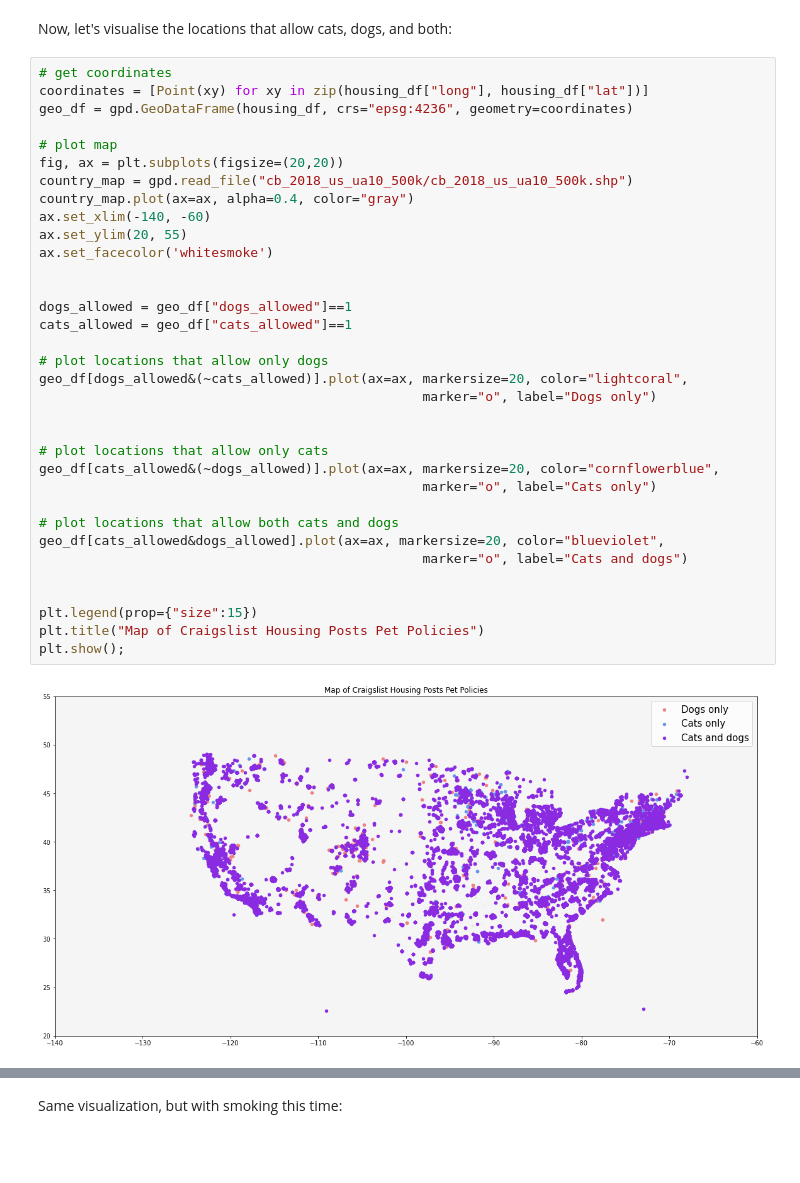
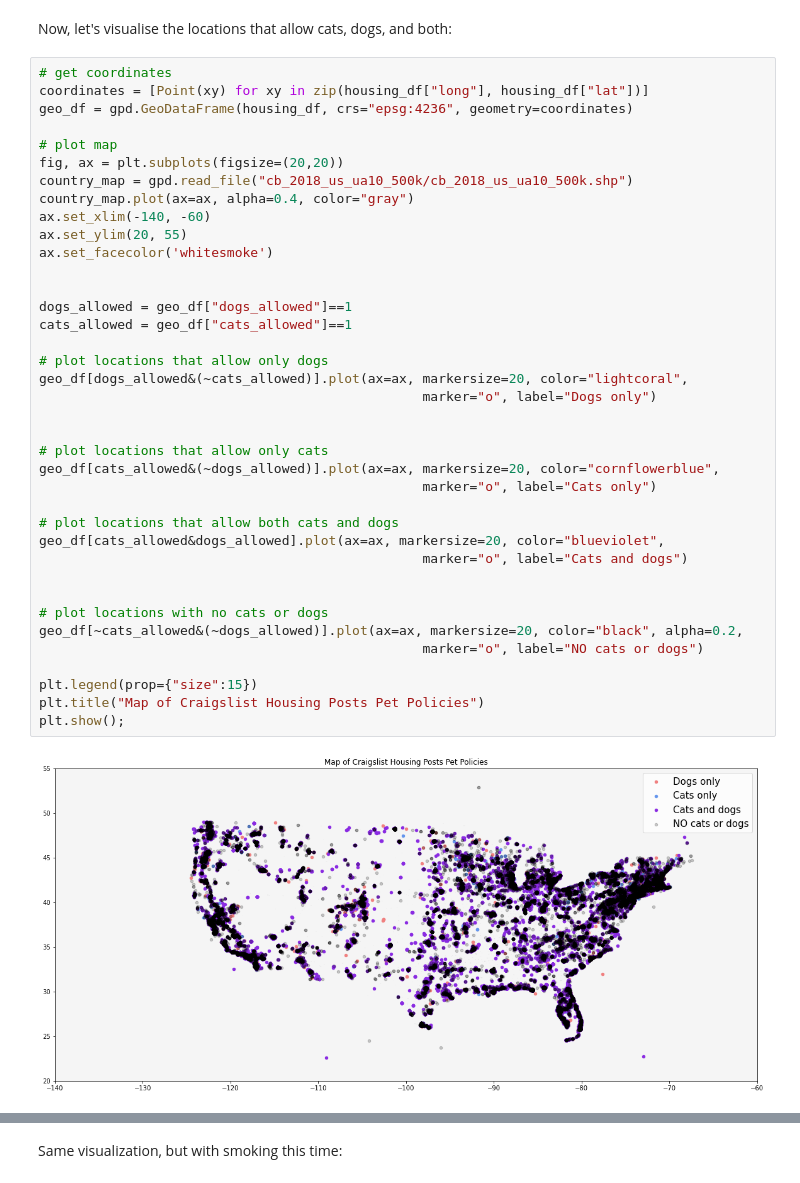
Before and after one commit to bmensah/springboard, a Jupyter notebook: DataStorytelling/data_storytelling.ipynb, the cells around one changed output, grey strips where cells are left out. Drawn from its saved outputs; the diff is of its cells as text; blank space fills up the shorter version.

```diff
--- a/DataStorytelling/data_storytelling.ipynb
+++ b/DataStorytelling/data_storytelling.ipynb
@@ -378,34 +379,38 @@ geo_df = gpd.GeoDataFrame(housing_df, crs="epsg:4236", geometry=coordinates)
 # plot map
 fig, ax = plt.subplots(figsize=(20,20))
 country_map = gpd.read_file("cb_2018_us_ua10_500k/cb_2018_us_ua10_500k.shp")
 country_map.plot(ax=ax, alpha=0.4, color="gray")
 ax.set_xlim(-140, -60)
 ax.set_ylim(20, 55)
 ax.set_facecolor('whitesmoke')
 
 
 dogs_allowed = geo_df["dogs_allowed"]==1
 cats_allowed = geo_df["cats_allowed"]==1
 
 # plot locations that allow only dogs
 geo_df[dogs_allowed&(~cats_allowed)].plot(ax=ax, markersize=20, color="lightcoral",
                                                  marker="o", label="Dogs only")
 
 
 # plot locations that allow only cats
 geo_df[cats_allowed&(~dogs_allowed)].plot(ax=ax, markersize=20, color="cornflowerblue",
                                                  marker="o", label="Cats only")
 
 # plot locations that allow both cats and dogs
 geo_df[cats_allowed&dogs_allowed].plot(ax=ax, markersize=20, color="blueviolet",
                                                  marker="o", label="Cats and dogs")
 
 
+# plot locations with no cats or dogs
+geo_df[~cats_allowed&(~dogs_allowed)].plot(ax=ax, markersize=20, color="black", alpha=0.2,
+                                                 marker="o", label="NO cats or dogs")
+
 plt.legend(prop={"size":15})
 plt.title("Map of Craigslist Housing Posts Pet Policies")
 plt.show();
 # %% [output]
-[figure, old version]
+[figure, new version]
 # %%
 housing_df.cats_allowed.value_counts()
 # %% [output]
```
Also changed, not shown: parts of 11 cells of this notebook.
